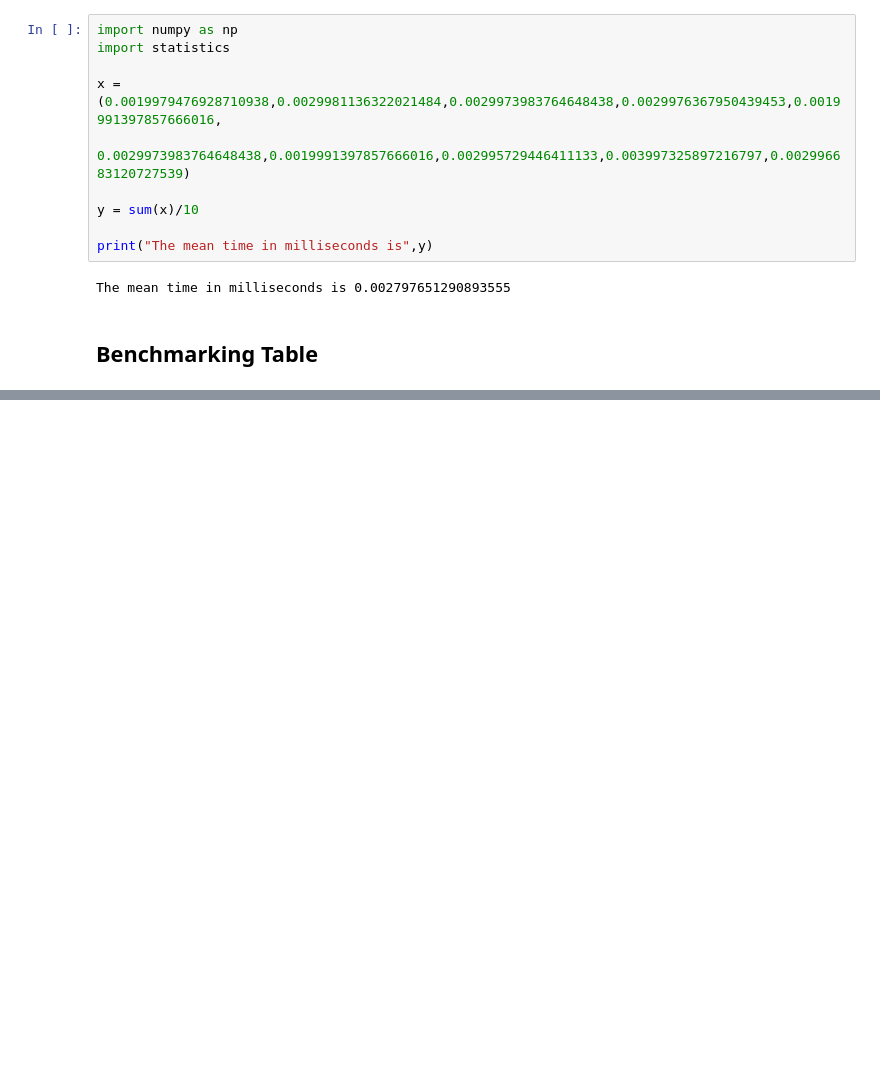
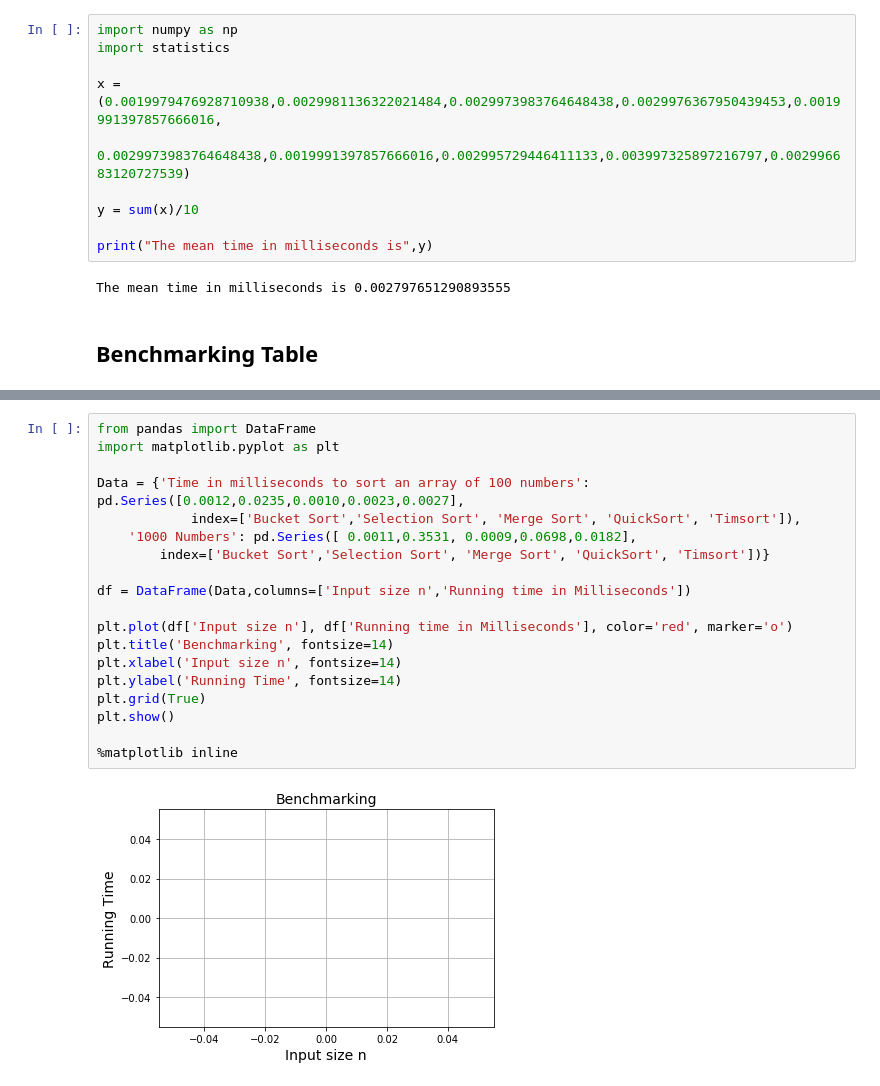
Before and after one commit to tullowhurler/Benchmarking, a Jupyter notebook: Benchmarking Application.ipynb, the cells around one changed output, grey strips where cells are left out. Drawn from its saved outputs; the diff is of its cells as text; blank space fills up the shorter version.

```diff
--- a/Benchmarking Application.ipynb
+++ b/Benchmarking Application.ipynb
@@ -438,0 +511,21 @@ df
+# %%
+from pandas import DataFrame
+import matplotlib.pyplot as plt
+
+Data = {'Time in milliseconds to sort an array of 100 numbers': pd.Series([0.0012,0.0235,0.0010,0.0023,0.0027],
+            index=['Bucket Sort','Selection Sort', 'Merge Sort', 'QuickSort', 'Timsort']),
+    '1000 Numbers': pd.Series([ 0.0011,0.3531, 0.0009,0.0698,0.0182],
+        index=['Bucket Sort','Selection Sort', 'Merge Sort', 'QuickSort', 'Timsort'])}
+
+df = DataFrame(Data,columns=['Input size n','Running time in Milliseconds'])
+
+plt.plot(df['Input size n'], df['Running time in Milliseconds'], color='red', marker='o')
+plt.title('Benchmarking', fontsize=14)
+plt.xlabel('Input size n', fontsize=14)
+plt.ylabel('Running Time', fontsize=14)
+plt.grid(True)
+plt.show()
+
+%matplotlib inline
+# %% [output]
+[figure, added]
```
Also changed, not shown: parts of 13 cells of this notebook.
